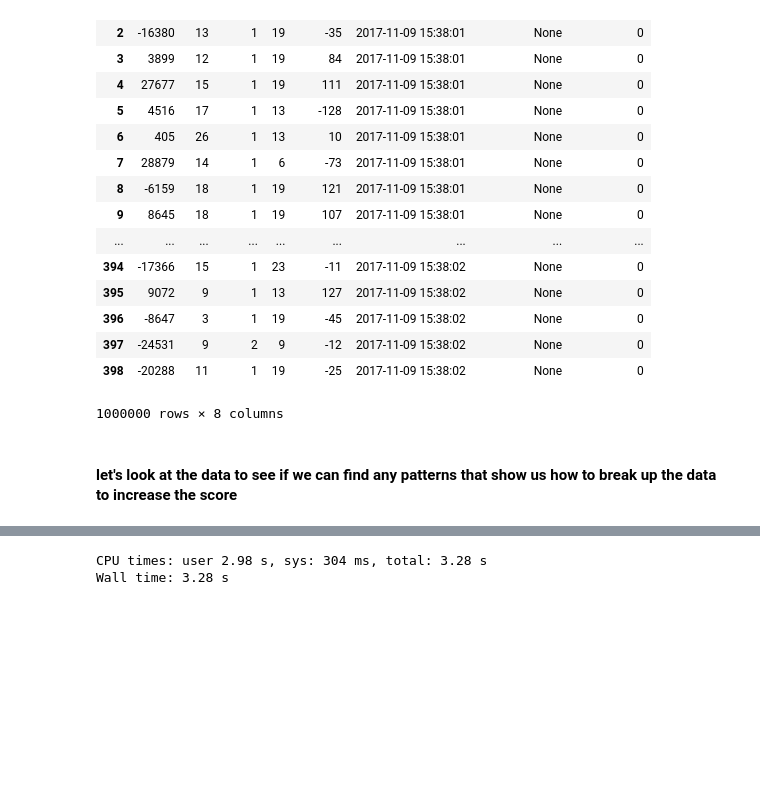
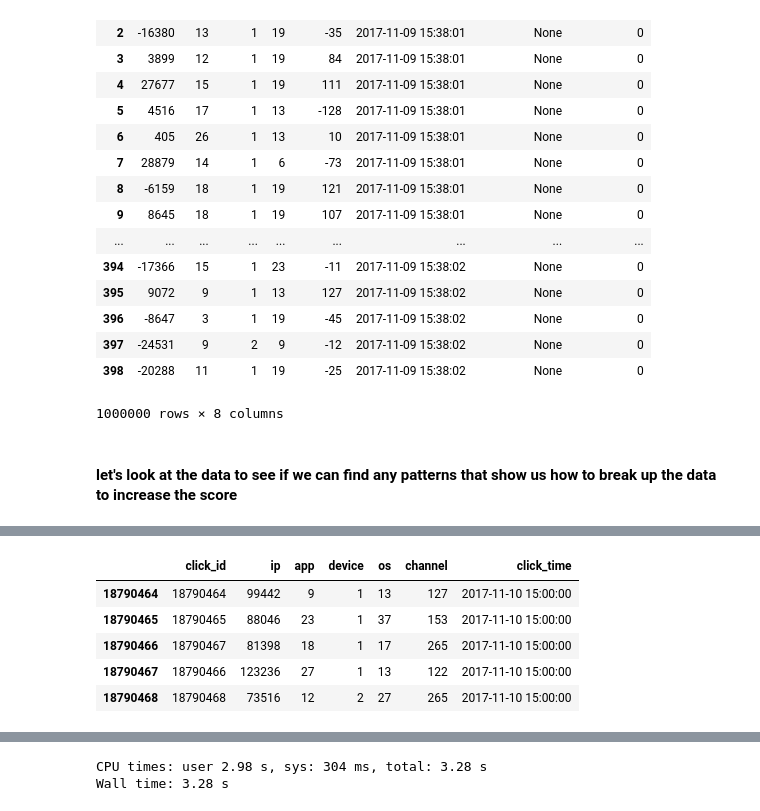
Before and after one commit to michaelwoline/Portfolio, a Jupyter notebook: notebooks-projects-code-notes/ML_Ad_Tracking_Fraud_detection_Kaggle.ipynb, the cells around one changed output, grey strips where cells are left out. Cells and saved outputs as stored; diff of their text form; code cells hidden in the pictures; blank space fills up the shorter version.

```diff
--- a/notebooks-projects-code-notes/ML_Ad_Tracking_Fraud_detection_Kaggle.ipynb
+++ b/notebooks-projects-code-notes/ML_Ad_Tracking_Fraud_detection_Kaggle.ipynb
@@ -422,0 +467,9 @@ cleaned_col_list = ['ip',
+# %%
+df_raw_test2.tail()
+# %% [output]
+|  | click_id | ip | app | device | os | channel | click_time |
+| 18790464 | 18790464 | 99442 | 9 | 1 | 13 | 127 | 2017-11-10 15:00:00 |
+| 18790465 | 18790465 | 88046 | 23 | 1 | 37 | 153 | 2017-11-10 15:00:00 |
+| 18790466 | 18790467 | 81398 | 18 | 1 | 17 | 265 | 2017-11-10 15:00:00 |
+| 18790467 | 18790466 | 123236 | 27 | 1 | 13 | 122 | 2017-11-10 15:00:00 |
+| 18790468 | 18790468 | 73516 | 12 | 2 | 27 | 265 | 2017-11-10 15:00:00 |
```
Also changed, not shown: parts of 78 cells of this notebook.
